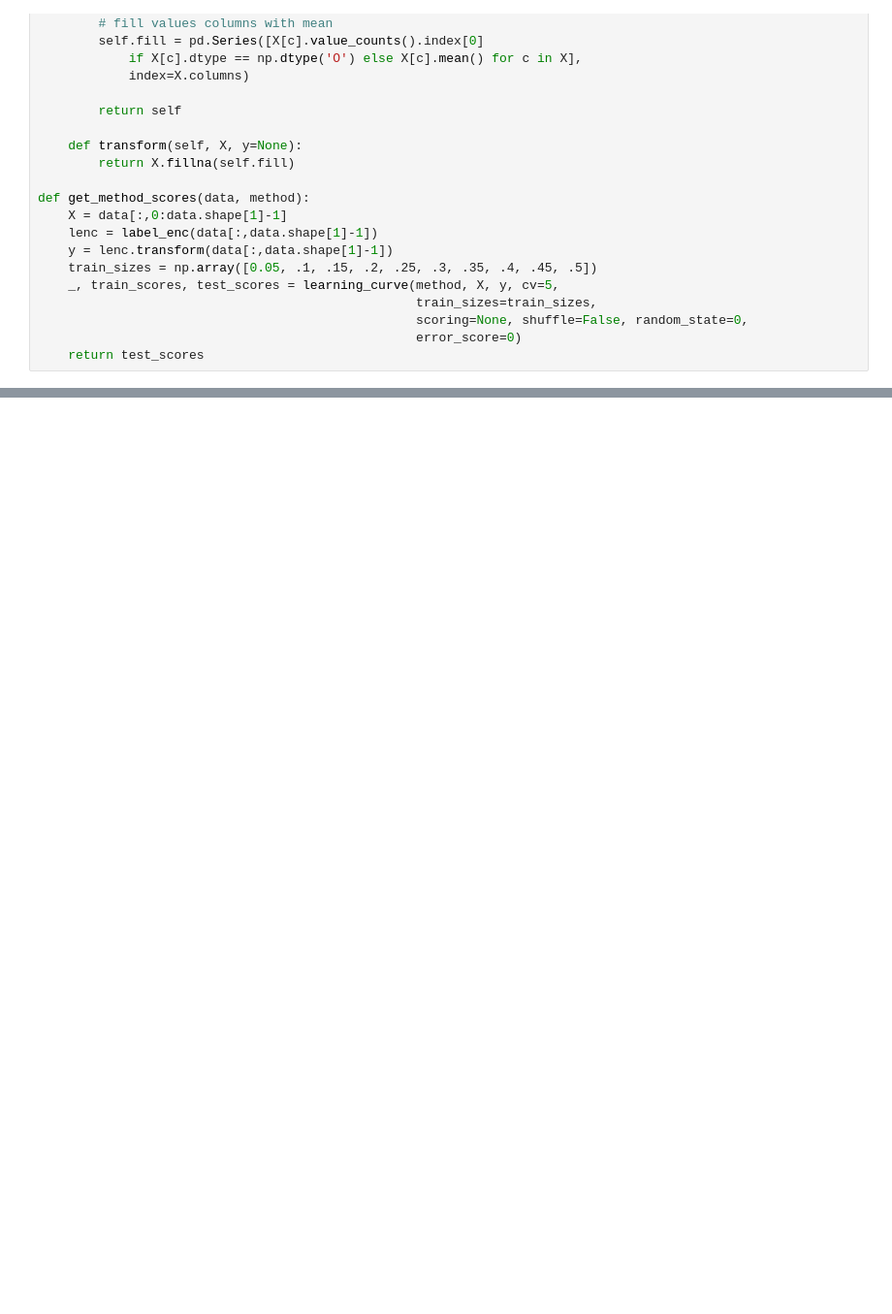
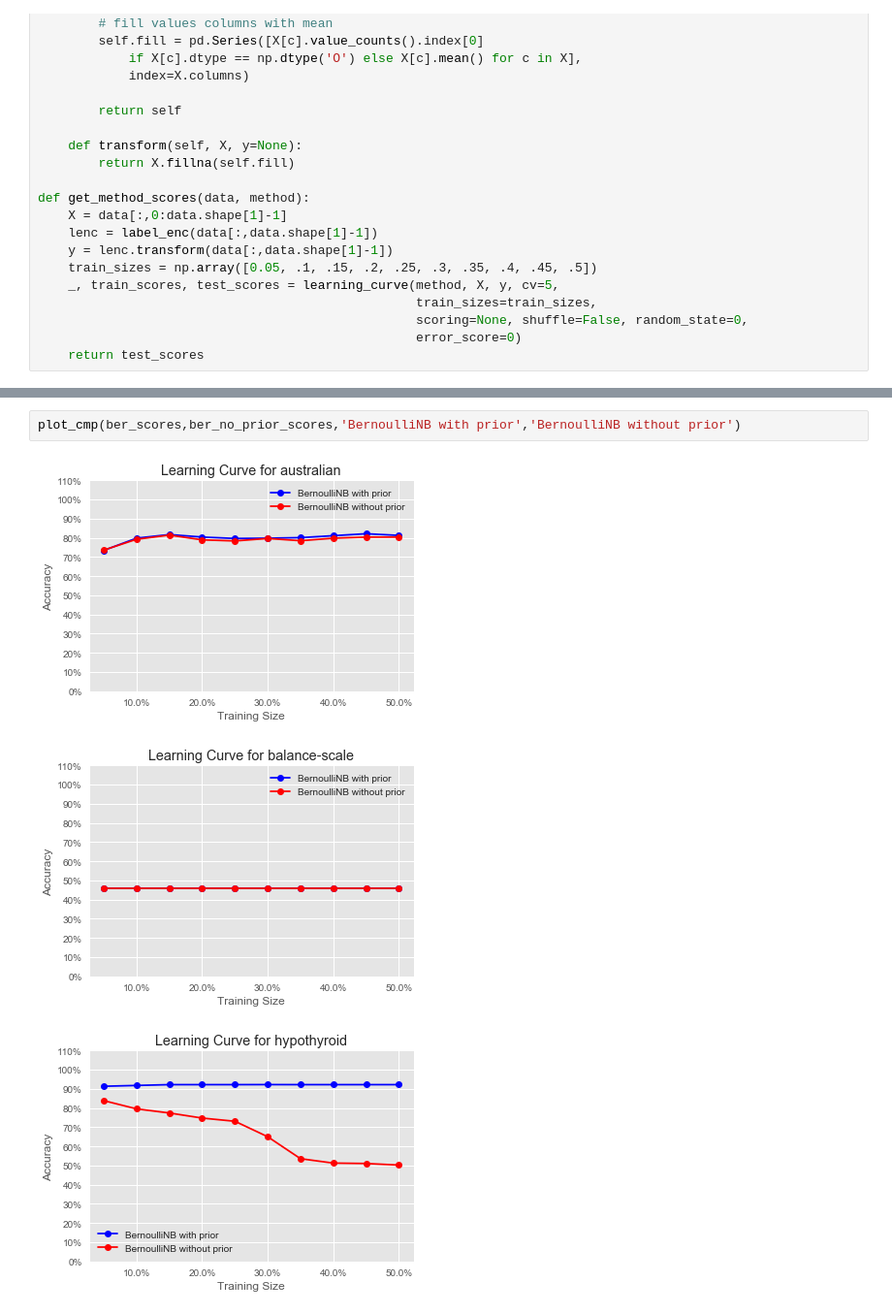
Before and after one commit to raymondluk1995/COMP9417-Assignments, a Jupyter notebook: Homework2/Homework2UPDATED/comp9417_hw2.ipynb, the cells around one changed output, grey strips where cells are left out. Shown at 97% size. Cells and saved outputs as stored; diff of their text form; blank space fills up the shorter version.

```diff
--- a/Homework2/Homework2UPDATED/comp9417_hw2.ipynb
+++ b/Homework2/Homework2UPDATED/comp9417_hw2.ipynb
@@ -145,0 +177,6 @@ hypothyroid   | 91.38% | 91.81% | 92.23% | 92.23% | 92.23% | 92.26% | 92.23% | 9
+# %%
+plot_cmp(ber_scores,ber_no_prior_scores,'BernoulliNB with prior','BernoulliNB without prior')
+# %% [output]
+[figure, added]
+[figure, added]
+[figure, added]
```
Also changed, not shown: parts of 4 cells of this notebook, 23 other files.
